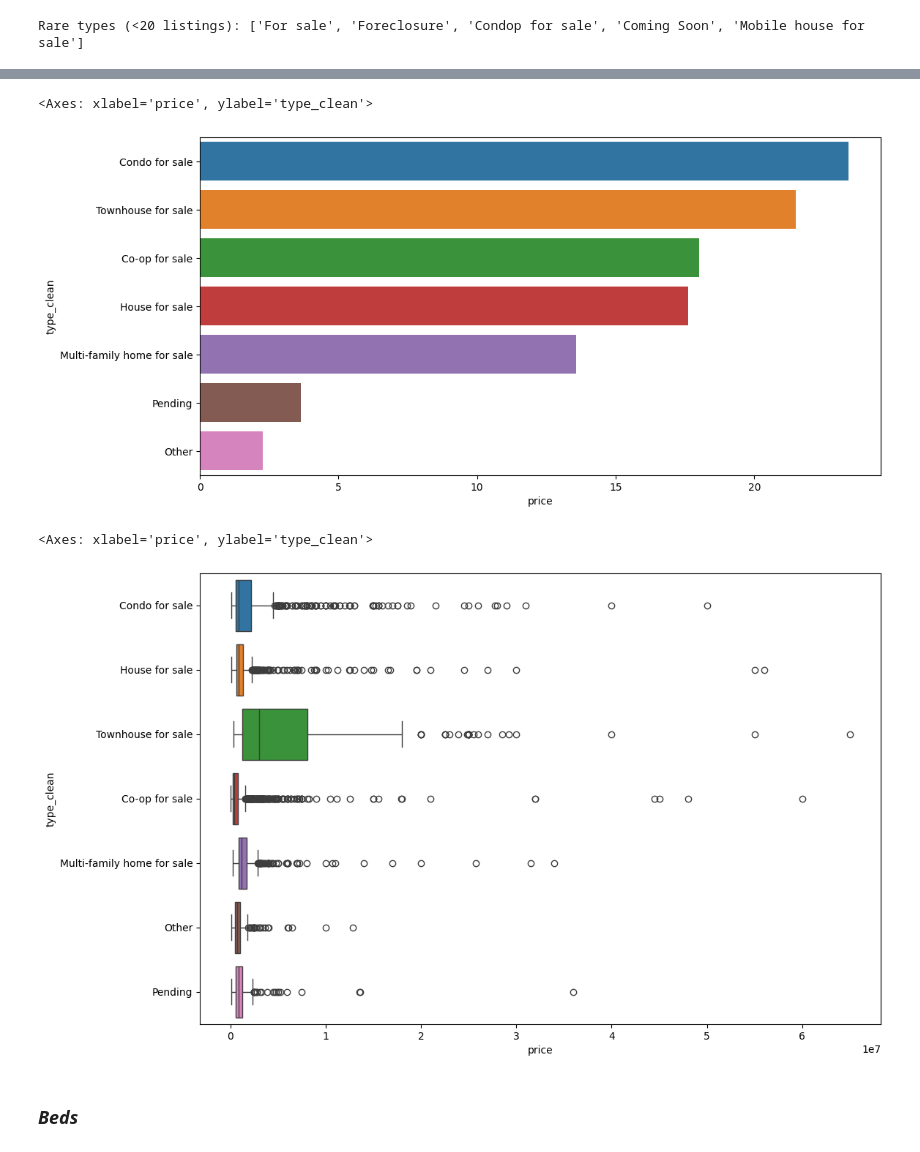
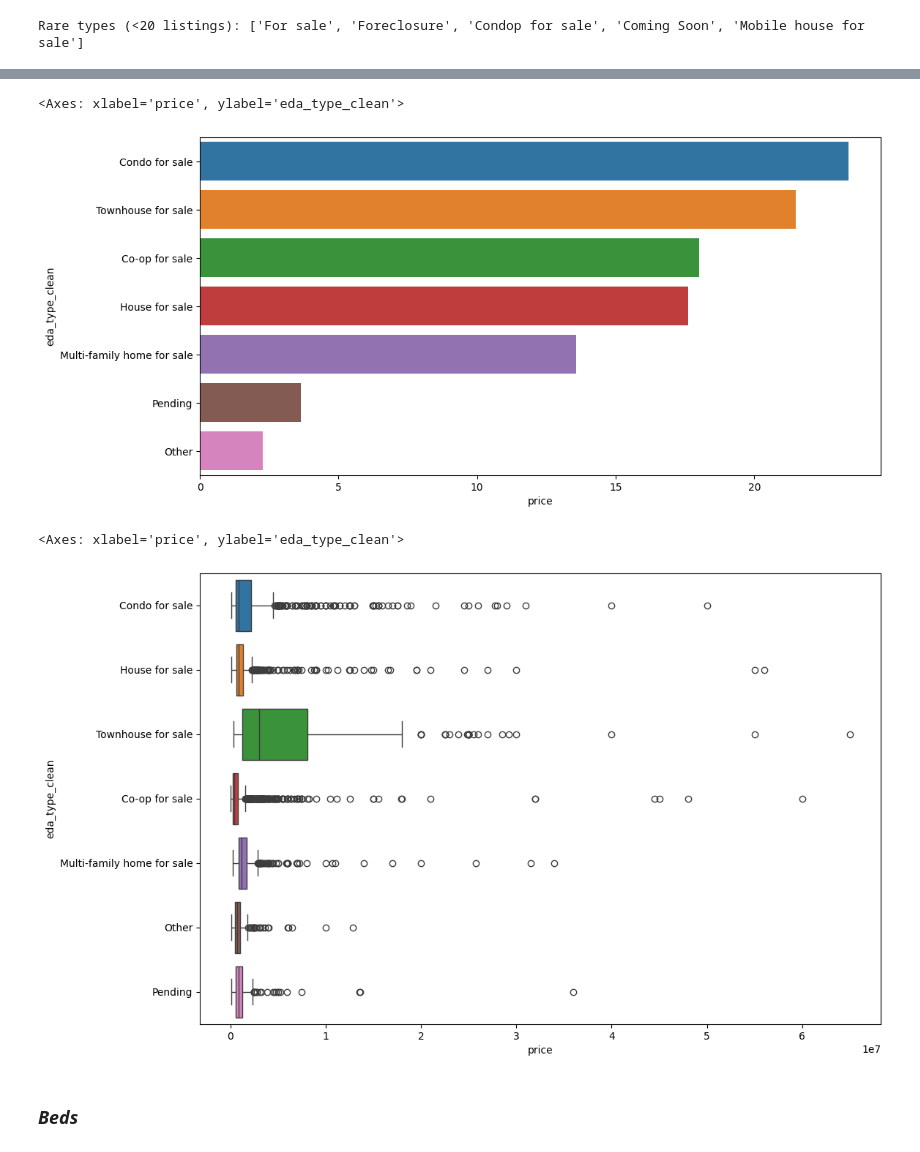
Before and after one commit to codekot/nyc-housing-project, a Jupyter notebook: notebooks/nyc_2024_edited.ipynb, the cells around one changed output, grey strips where cells are left out. Saved outputs shown, nothing was run; the diff lists cells and outputs as text; code cells hidden in the pictures.

```diff
--- a/notebooks/nyc_2024_edited.ipynb
+++ b/notebooks/nyc_2024_edited.ipynb
@@ -644,6 +647,7 @@ print(f"Rare types (<20 listings): {list(rare_types)}")
 Rare types (<20 listings): ['For sale', 'Foreclosure', 'Condop for sale', 'Coming Soon', 'Mobile house for sale']
 # %%
 # Group rare types in other category
-df['type_clean'] = np.where(df['type'].isin(rare_types), 'Other', df['type'])
+eda_features.append('eda_type_clean')
+df['eda_type_clean'] = np.where(df['type'].isin(rare_types), 'Other', df['type'])
 # %%
 # Averages by type
@@ -664,11 +668,11 @@ df.groupby('type_clean')[['price', 'beds', 'bath', 'propertysqft', ]].mean().sor
 # Here we also can see that townhouse type differs from others
 # %%
 # Calculate market share by types
-market_share = (df.groupby('type_clean')['price'].sum() / df.price.sum() * 100).sort_values(ascending=False)
+market_share = (df.groupby('eda_type_clean')['price'].sum() / df.price.sum() * 100).sort_values(ascending=False)
 plt.figure(figsize=(12, 6))
 market_share_df = market_share.reset_index()
 sns.barplot(data=market_share_df,
             x='price',
-            y='type_clean',
-            hue='type_clean')
+            y='eda_type_clean',
+            hue='eda_type_clean')
 # %% [output]
@@ -690,23 +694,23 @@ Land for sale                  0.605160
 Name: price, dtype: float64
 # %%
 # Additionally consolidate rare property types (<1% market share) into 'Other' category
-df['type_clean'] = np.where(df['type_clean'].isin(market_share[market_share < 1.0].index),'Other', df['type_clean'])
+df['eda_type_clean'] = np.where(df['eda_type_clean'].isin(market_share[market_share < 1.0].index),'Other', df['eda_type_clean'])
 # %%
 # Calculate market share by types
-market_share = (df.groupby('type_clean')['price'].sum() / df.price.sum() * 100).sort_values(ascending=False)
+market_share = (df.groupby('eda_type_clean')['price'].sum() / df.price.sum() * 100).sort_values(ascending=False)
 plt.figure(figsize=(12, 6))
 market_share_df = market_share.reset_index()
 sns.barplot(data=market_share_df,
             x='price',
-            y='type_clean',
-            hue='type_clean')
+            y='eda_type_clean',
+            hue='eda_type_clean')
 # %% [output]
-<Axes: xlabel='price', ylabel='type_clean'>
+<Axes: xlabel='price', ylabel='eda_type_clean'>
-[figure, old version]
+[figure, new version]
 # %%
 # Create price distribution visualization by property type
 plt.figure(figsize=(12, 8))
-sns.boxplot(df, x='price', y='type_clean', hue='type_clean')
+sns.boxplot(df, x='price', y='eda_type_clean', hue='eda_type_clean')
 # %% [output]
-<Axes: xlabel='price', ylabel='type_clean'>
+<Axes: xlabel='price', ylabel='eda_type_clean'>
-[figure, old version]
+[figure, new version]
```
Also changed, not shown: parts of 15 cells of this notebook, 1 other file.
